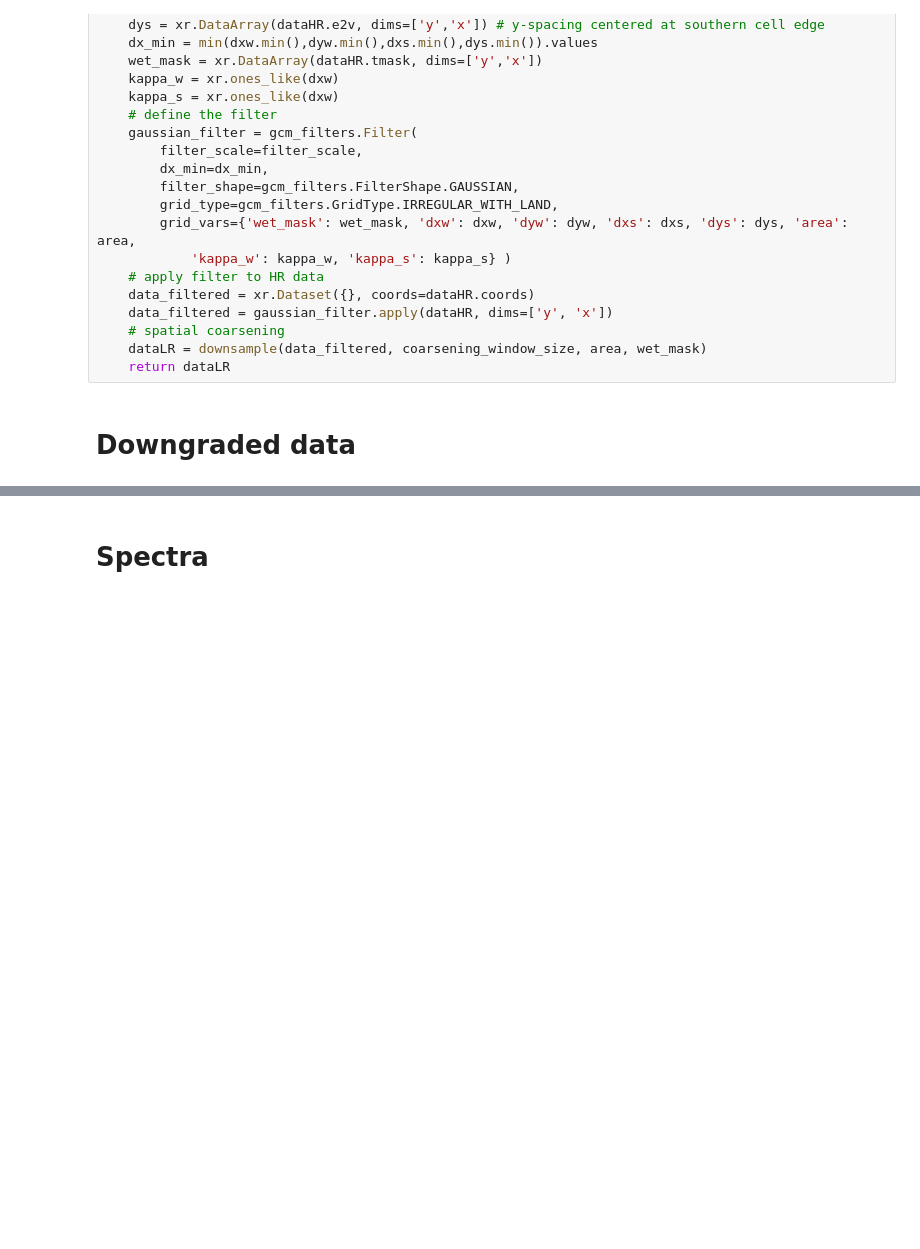
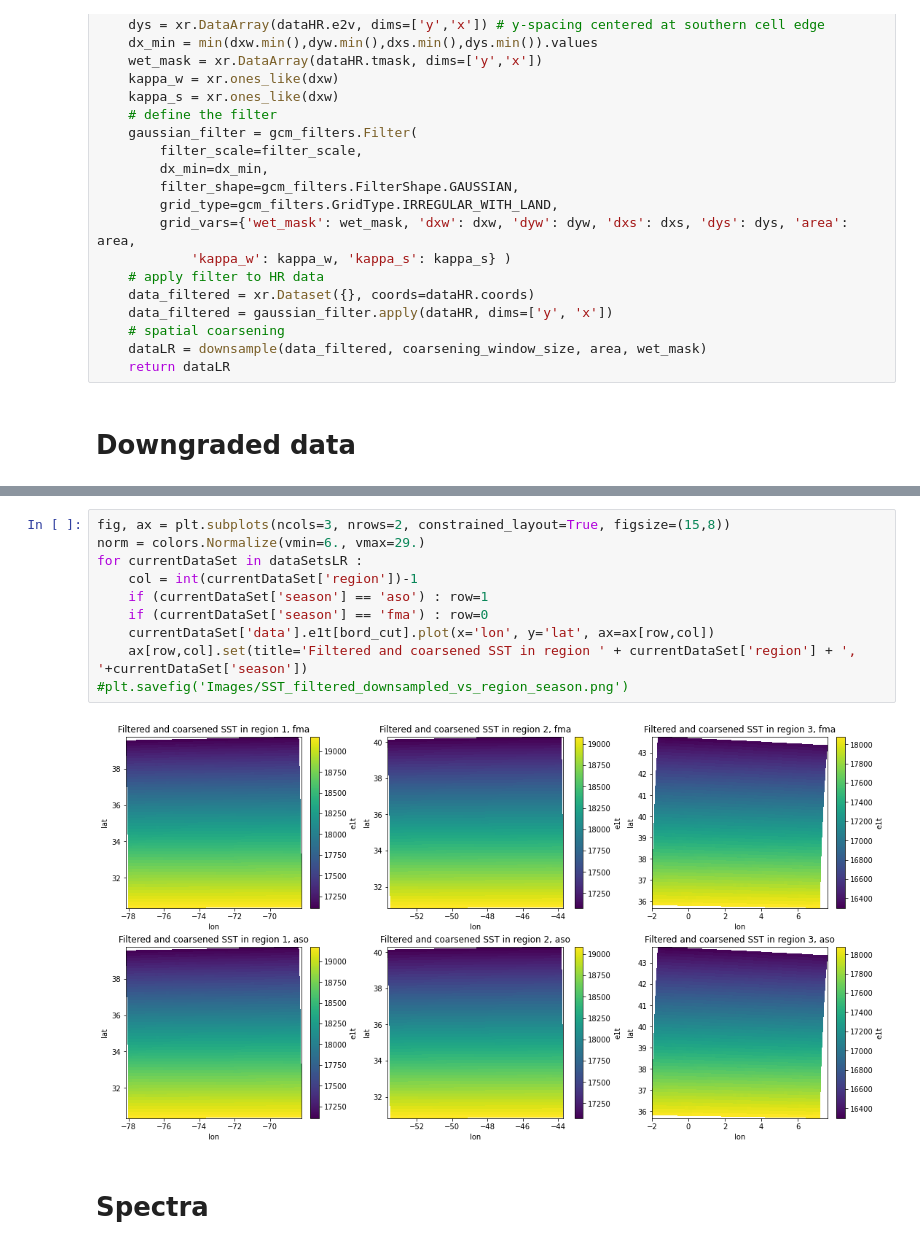
Before and after one commit to anastasiaGor/oceanDataNotebooks, a Jupyter notebook: gcm_filter/histograms_spec_regions.ipynb, the cells around one changed output, grey strips where cells are left out. Cells and saved outputs as stored; diff of their text form; blank space fills up the shorter version.

```diff
--- a/gcm_filter/histograms_spec_regions.ipynb
+++ b/gcm_filter/histograms_spec_regions.ipynb
@@ -250,3 +277,15 @@ Wall time: 930 ms
+# %%
+fig, ax = plt.subplots(ncols=3, nrows=2, constrained_layout=True, figsize=(15,8))
+norm = colors.Normalize(vmin=6., vmax=29.)
+for currentDataSet in dataSetsLR :
+    col = int(currentDataSet['region'])-1
+    if (currentDataSet['season'] == 'aso') : row=1
+    if (currentDataSet['season'] == 'fma') : row=0
+    currentDataSet['data'].e1t[bord_cut].plot(x='lon', y='lat', ax=ax[row,col])
+    ax[row,col].set(title='Filtered and coarsened SST in region ' + currentDataSet['region'] + ', '+currentDataSet['season'])
+#plt.savefig('Images/SST_filtered_downsampled_vs_region_season.png')
+# %% [output]
+[figure, added]
 # %% [markdown]
 # Spectra
 # %%
```
Also changed, not shown: parts of 37 cells of this notebook.
